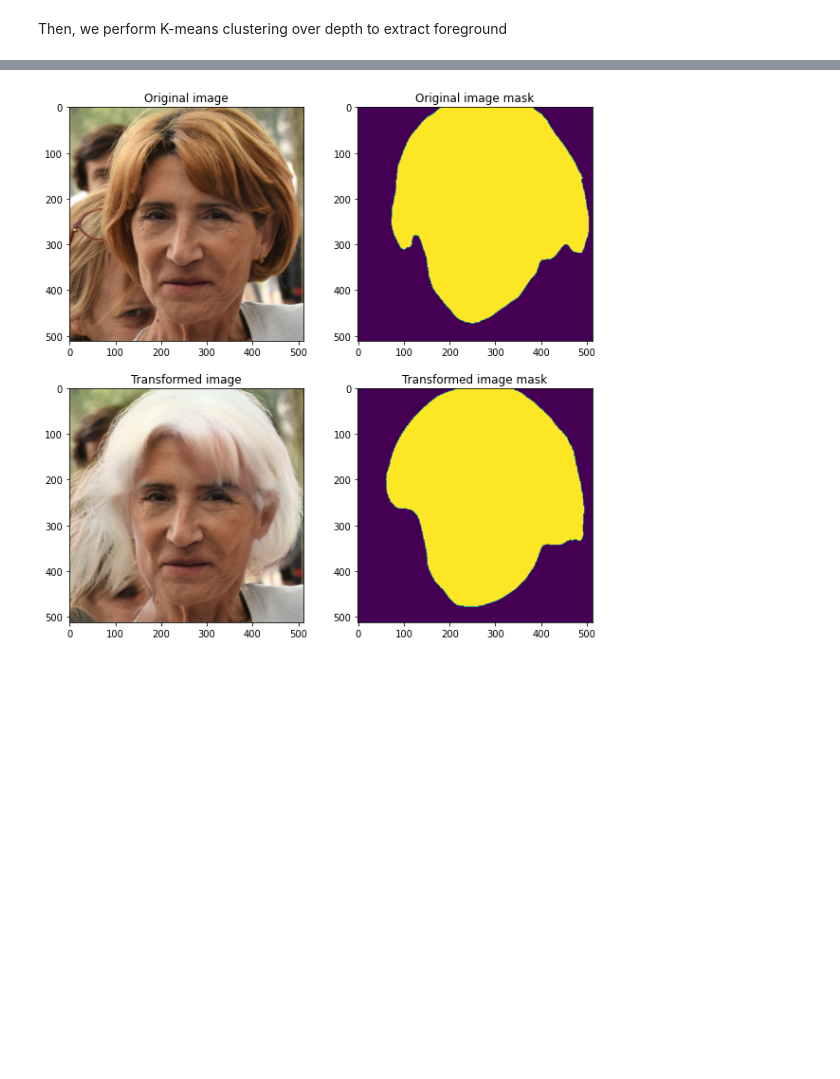
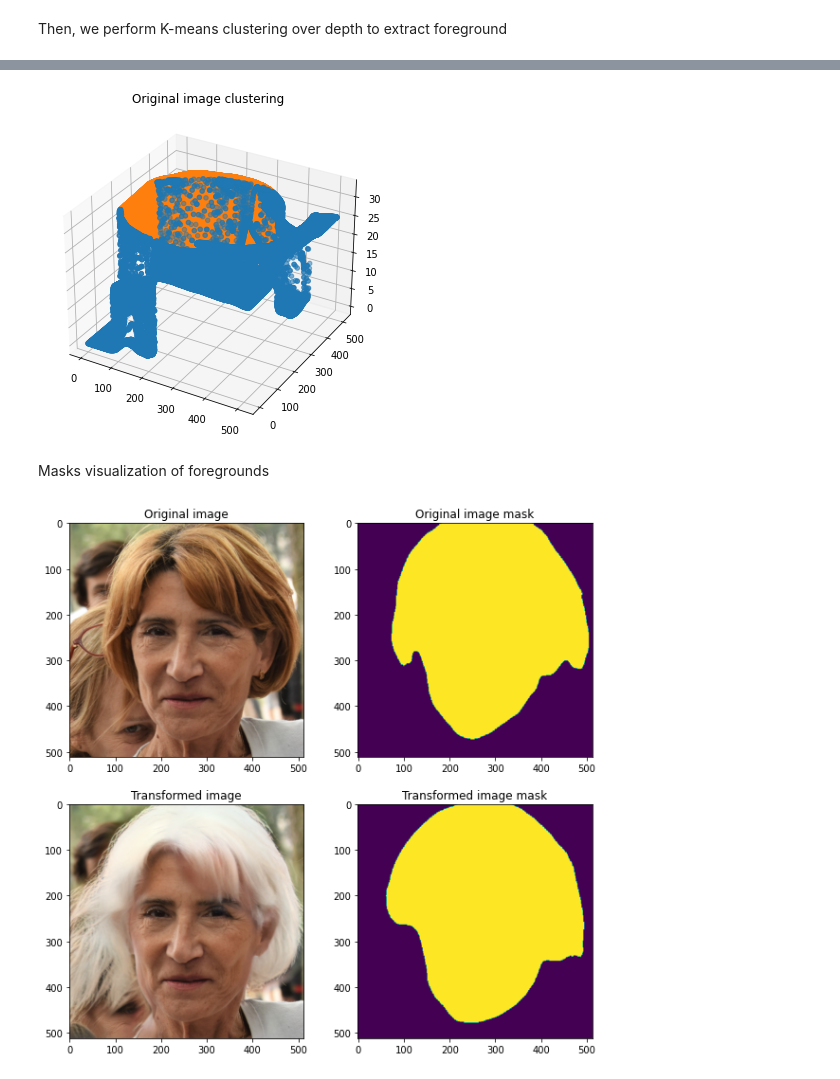
Before and after one commit to valentingol/gan-face-editing, a Jupyter notebook: tutorial/estimate_depth.ipynb, the cells around one changed output, grey strips where cells are left out. Cells and saved outputs as stored; diff of their text form; code cells hidden in the pictures; blank space fills up the shorter version.

```diff
--- a/tutorial/estimate_depth.ipynb
+++ b/tutorial/estimate_depth.ipynb
@@ -155,3 +152,17 @@ mask_image = get_foreground_mask(depth)
+# %%
+
+fig = plt.figure(figsize=(6, 6))
+ax = plt.axes(projection='3d')
+x, y = np.where(mask_image_org == 0)
+ax.scatter3D(x, y,depth_org[mask_image_org==0])
+x, y = np.where(mask_image_org == 1)
+ax.scatter3D(x, y,depth_org[mask_image_org==1])
+plt.title("Original image clustering")
+plt.show()
+# %% [output]
+[figure, added]
+# %% [markdown]
+Masks visualization of foregrounds
 # %%
 
 plt.figure(figsize=(10, 10))
```
Also changed, not shown: parts of 5 cells of this notebook.
